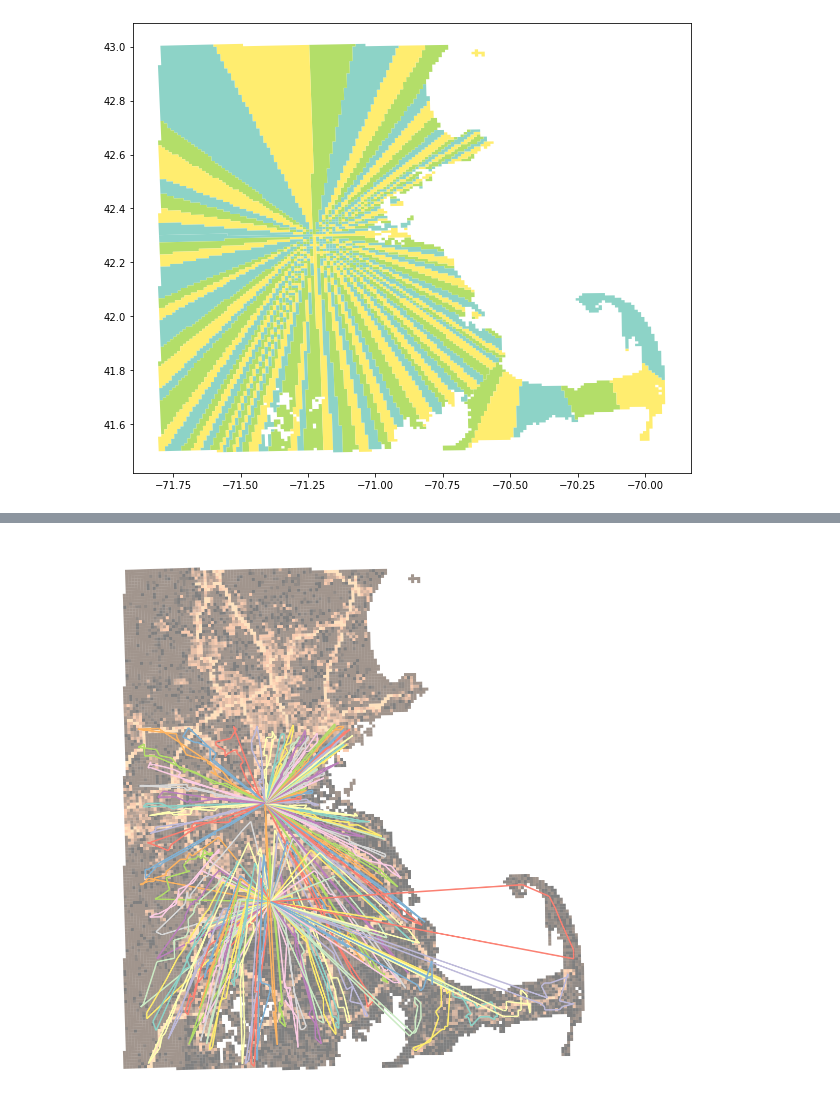
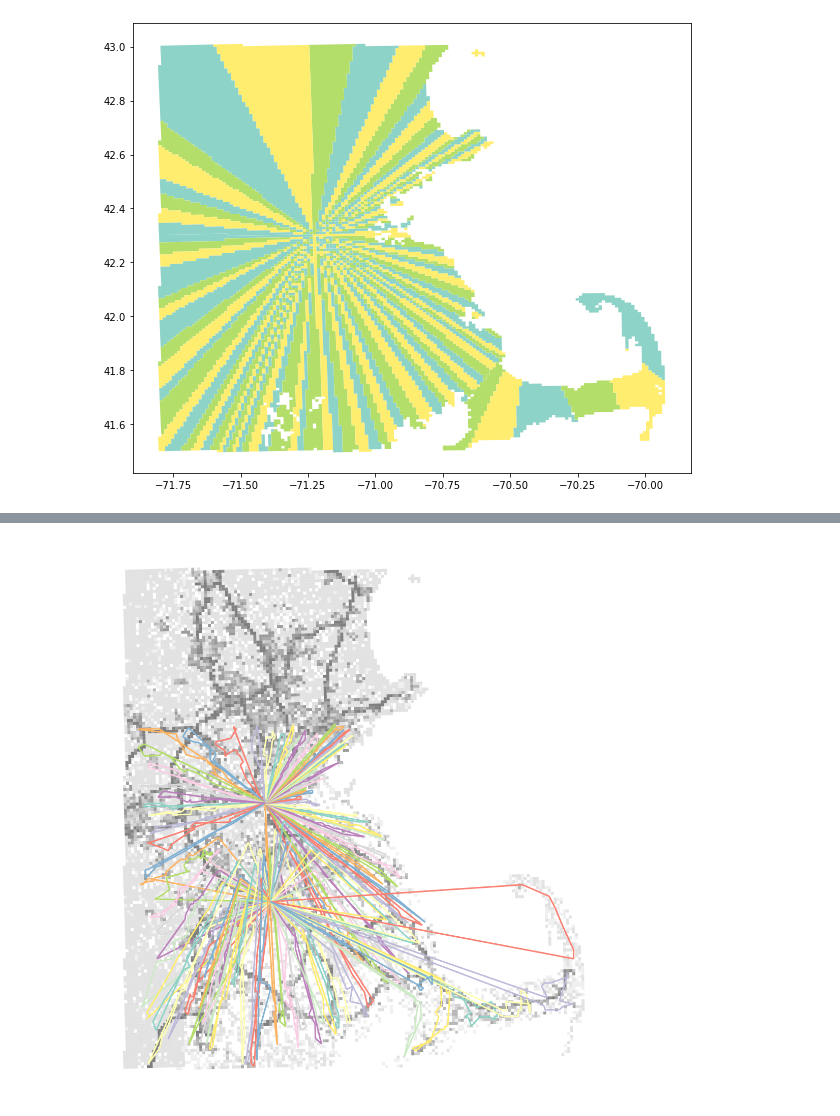
Before and after one commit to bwsi-remote-sensing-2020/final-exercise-students-jvonk, a Jupyter notebook: Final-exercise-overview-event.ipynb, the cells around one changed output, grey strips where cells are left out. Saved outputs shown, nothing was run; the diff lists cells and outputs as text; code cells hidden in the pictures.

```diff
--- a/Final-exercise-overview-event.ipynb
+++ b/Final-exercise-overview-event.ipynb
@@ -194,7 +188,7 @@ for pos, cell in game_grid_pos.iterrows():
                        neighbor['MGRS'], # neightbor MGRS id, used as node id
                        weight = (1/cell['Transport'] + 1/neighbor['Transport']) * 5/2) # weight from definition
 # %%
-nx.set_node_attributes(G, game_grid.to_dict('index')) # use pandas DataFrame for node data
+nx.set_node_attributes(G, game_grid[['x_centroid', 'y_centroid']].to_dict('index')) # use pandas DataFrame for node data
 # %%
 bases = ('19TCG1685','19TCG1752') # choose two bases for routes
 # %%
@@ -299,28 +294,20 @@ game_grid.loc[game_grid['REGION'].isna(),'REGION'] = 0
 # %%
 # change region for cape into two seperate regions so trucks don't travel long distances
 ax=game_grid.plot('REGION',figsize=(10,10))
-cape=Polygon([[-70.9,41.4],[-69.7,41.4],[-70.1,42.4]])
-cape_small1=Polygon([[-70.9,41.4],[-69.5,41.4],[-70.2,42.0]])
-cape_small2=Polygon([[-70.9,41.4],[-70.0,41.4],[-70.2,42.0]])
-cape_small3=Polygon([[-70.9,41.4],[-70.15,41.4],[-70.42,42.0]])
-cape_small4=Polygon([[-70.9,41.4],[-70.5,41.4],[-70.42,42.0]])
-cape_small5=Polygon([[-70.9,41.4],[-70.7,41.4],[-70.42,42.0]])
-ax=plt.plot(*cape.exterior.xy)
-ax=plt.plot(*cape_small1.exterior.xy)
-ax=plt.plot(*cape_small2.exterior.xy)
-ax=plt.plot(*cape_small3.exterior.xy)
-ax=plt.plot(*cape_small4.exterior.xy)
-ax=plt.plot(*cape_small5.exterior.xy)
+cape_regions=[Polygon([[-70.9,41.4],[-69.7,41.4],[-70.1,42.4]]),
+              Polygon([[-70.9,41.4],[-69.5,41.4],[-70.2,42.0]]),
+              Polygon([[-70.9,41.4],[-70.0,41.4],[-70.2,42.0]]),
+              Polygon([[-70.9,41.4],[-70.15,41.4],[-70.42,42.0]]),
+              Polygon([[-70.9,41.4],[-70.5,41.4],[-70.42,42.0]]),
+              Polygon([[-70.9,41.4],[-70.7,41.4],[-70.42,42.0]])]
+for x in cape_regions:
+    plt.plot(*x.exterior.xy)
 # %% [output]
 [figure]
-# %%
-# set region for each cape
-game_grid.loc[game_grid.within(cape),'REGION'] = n-1
-game_grid.loc[game_grid.within(cape_small1),'REGION'] = n-2
-game_grid.loc[game_grid.within(cape_small2),'REGION'] = n-3
-game_grid.loc[game_grid.within(cape_small3),'REGION'] = n-4
-game_grid.loc[game_grid.within(cape_small4),'REGION'] = n-5
-game_grid.loc[game_grid.within(cape_small5),'REGION'] = n-6
+# %%
+# set region for each cape
+for i,x in enumerate(cape_regions,1):
+    game_grid.loc[game_grid.within(x),'REGION'] = n-i
 # %%
 # combine grid cells into polygon for each region
 region_polygons=gpd.GeoDataFrame(geometry=game_grid.groupby('REGION').apply(lambda x:x.unary_union))
@@ -450,13 +432,13 @@ new_lengths.append((get_length_of_path(new_paths[n],graphs[n-6])*120/100+len(new
 # %%
-# graph all of the paths
+# graph all of the paths without the nodes inbetween
 pos=game_grid[['x_centroid','y_centroid']].T.to_dict('list')
 edge_data=[]
 for i, temp_graph,path in list(zip(range(n+1),graphs,new_paths)):
     weights=nx.get_edge_attributes(temp_graph,'weight')
     edge_data+=[ (x,i%12) for x in zip(path,np.roll(path,1)) if x[0]!=x[1]]
 edges,weights=zip(*edge_data)
-ax=game_grid.plot('Transport',figsize=(20,20),alpha=0.5,cmap='copper')
+ax=game_grid.plot('Transport',figsize=(20,20),alpha=0.5,cmap='binary')
 nx.draw(G,pos=pos,edgelist=edges,node_size=0,width=3,edge_color=weights,ax=ax,edge_cmap=plt.cm.Set3)
 plt.savefig(f'paths_{location_type}.svg', bbox_inches='tight')
 # %% [output]
-[figure, old version]
+[figure, new version]
```
Also changed, not shown: parts of 20 cells of this notebook, 6 other files.
